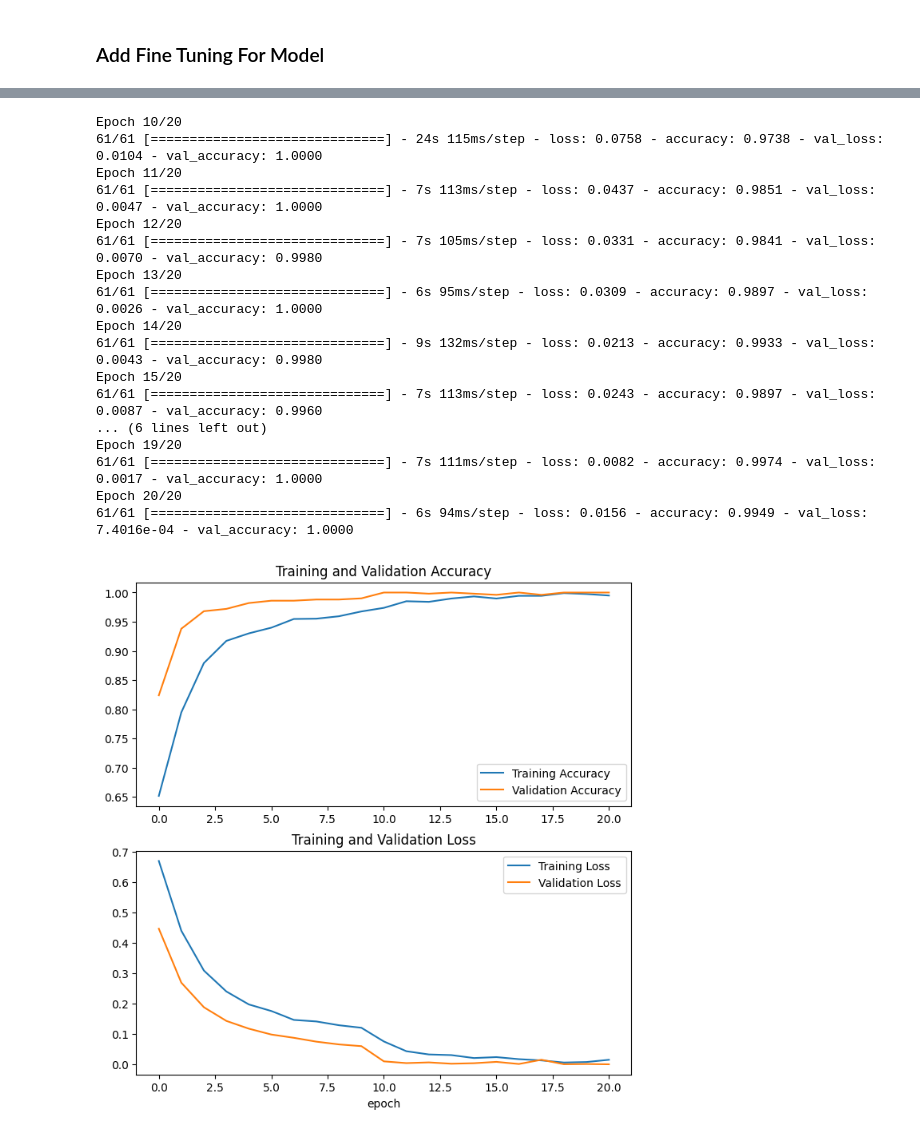
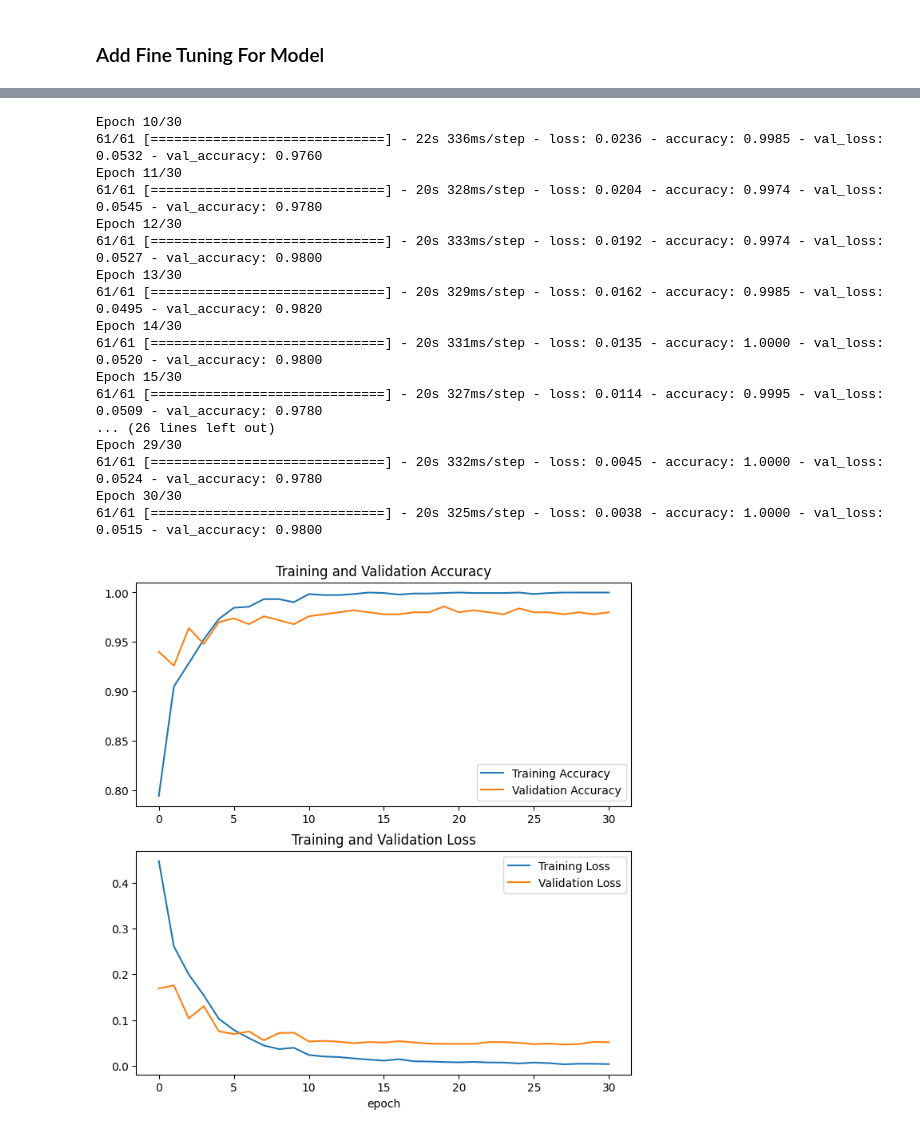
Before and after one commit to BeefyTeam/Beefy-AI-Models, a Jupyter notebook: Freshness-Classification-Model.ipynb, the cells around one changed output, grey strips where cells are left out. Cells and saved outputs as stored; diff of their text form; code cells hidden in the pictures.

```diff
--- a/Freshness-Classification-Model.ipynb
+++ b/Freshness-Classification-Model.ipynb
@@ -47,5 +30,5 @@ Archive:  /content/drive/MyDrive/DatasetRoboflow/NewDataNew.zip
 # %%
-base_dir = '/content/drive/MyDrive/DatasetRoboflow/extracteddataset'
+base_dir = 'mydata'
 # %%
 #Eksplor the dataset
 import os
@@ -186,3 +147,22 @@ model = tf.keras.Model(inputs, outputs)
+# %%
+from keras.layers import BatchNormalization
+from keras import Model
+
+inputs = base_model.input
+#inputs = tf.keras.Input(shape=(224, 224, 3))
+x = base_model.output
+x = Flatten()(x)
+x = Dense(128, activation='relu', name='new_layer_1')(x)
+x = BatchNormalization()(x)
+x = Dropout(0.3)(x)
+x = Dense(64, activation='relu', name = 'new_layer_2')(x)
+x = Dropout(0.3)(x)
+x = Dense(32, activation='relu', name='new_layer_3')(x)
+
+prediction_layer = Dense(2, activation='softmax', name = 'predictions')(x)
+
+outputs = prediction_layer
+model = tf.keras.Model(inputs, outputs)
 # %%
 #Compile the model
 base_learning_rate = 0.0001
@@ -311,52 +293,52 @@ _________________________________________________________________
 # %%
 #Re train model after use fine tune
-fine_tune_epochs = 10
-total_epochs =  initial_epochs + fine_tune_epochs
-history_fine = model.fit(train_dataset,
-                         epochs=total_epochs,
+new_epochs = 20
+total =  initial_epochs + new_epochs
+hist_fine = model.fit(train_dataset,
+                         epochs=total,
                          initial_epoch=history.epoch[-1],
                          validation_data=valid_dataset)
 # %% [output]
-Epoch 10/20
-61/61 [==============================] - 24s 115ms/step - loss: 0.0758 - accuracy: 0.9738 - val_loss: 0.0104 - val_accuracy: 1.0000
-Epoch 11/20
-61/61 [==============================] - 7s 113ms/step - loss: 0.0437 - accuracy: 0.9851 - val_loss: 0.0047 - val_accuracy: 1.0000
-Epoch 12/20
-61/61 [==============================] - 7s 105ms/step - loss: 0.0331 - accuracy: 0.9841 - val_loss: 0.0070 - val_accuracy: 0.9980
-Epoch 13/20
-61/61 [==============================] - 6s 95ms/step - loss: 0.0309 - accuracy: 0.9897 - val_loss: 0.0026 - val_accuracy: 1.0000
-Epoch 14/20
-61/61 [==============================] - 9s 132ms/step - loss: 0.0213 - accuracy: 0.9933 - val_loss: 0.0043 - val_accuracy: 0.9980
-Epoch 15/20
-61/61 [==============================] - 7s 113ms/step - loss: 0.0243 - accuracy: 0.9897 - val_loss: 0.0087 - val_accuracy: 0.9960
-... (6 lines left out)
-Epoch 19/20
-61/61 [==============================] - 7s 111ms/step - loss: 0.0082 - accuracy: 0.9974 - val_loss: 0.0017 - val_accuracy: 1.0000
-Epoch 20/20
-61/61 [==============================] - 6s 94ms/step - loss: 0.0156 - accuracy: 0.9949 - val_loss: 7.4016e-04 - val_accuracy: 1.0000
+Epoch 10/30
+61/61 [==============================] - 22s 336ms/step - loss: 0.0236 - accuracy: 0.9985 - val_loss: 0.0532 - val_accuracy: 0.9760
+Epoch 11/30
+61/61 [==============================] - 20s 328ms/step - loss: 0.0204 - accuracy: 0.9974 - val_loss: 0.0545 - val_accuracy: 0.9780
+Epoch 12/30
+61/61 [==============================] - 20s 333ms/step - loss: 0.0192 - accuracy: 0.9974 - val_loss: 0.0527 - val_accuracy: 0.9800
+Epoch 13/30
+61/61 [==============================] - 20s 329ms/step - loss: 0.0162 - accuracy: 0.9985 - val_loss: 0.0495 - val_accuracy: 0.9820
+Epoch 14/30
+61/61 [==============================] - 20s 331ms/step - loss: 0.0135 - accuracy: 1.0000 - val_loss: 0.0520 - val_accuracy: 0.9800
+Epoch 15/30
+61/61 [==============================] - 20s 327ms/step - loss: 0.0114 - accuracy: 0.9995 - val_loss: 0.0509 - val_accuracy: 0.9780
+... (26 lines left out)
+Epoch 29/30
+61/61 [==============================] - 20s 332ms/step - loss: 0.0045 - accuracy: 1.0000 - val_loss: 0.0524 - val_accuracy: 0.9780
+Epoch 30/30
+61/61 [==============================] - 20s 325ms/step - loss: 0.0038 - accuracy: 1.0000 - val_loss: 0.0515 - val_accuracy: 0.9800
 # %%
 #Let see training result plot after add finetunning
-acc += history_fine.history['accuracy']
-val_acc += history_fine.history['val_accuracy']
+acc += hist_fine.history['accuracy']
+val_acc += hist_fine.history['val_accuracy']
 
-loss += history_fine.history['loss']
-val_loss += history_fine.history['val_loss']
+loss += hist_fine.history['loss']
+val_loss += hist_fine.history['val_loss']
 plt.figure(figsize=(8, 8))
 plt.subplot(2, 1, 1)
 plt.plot(acc, label='Training Accuracy')
 plt.plot(val_acc, label='Validation Accuracy')
 plt.legend(loc='lower right')
 plt.title('Training and Validation Accuracy')
 
 plt.subplot(2, 1, 2)
 plt.plot(loss, label='Training Loss')
 plt.plot(val_loss, label='Validation Loss')
 plt.legend(loc='upper right')
 plt.title('Training and Validation Loss')
 plt.xlabel('epoch')
 plt.show()
 # %% [output]
-[figure, old version]
+[figure, new version]
 # %%
 #evaluate the model after finetunning
 loss, accuracy = model.evaluate(test_dataset)
```
Also changed, not shown: parts of 22 cells of this notebook, 1 other file.
